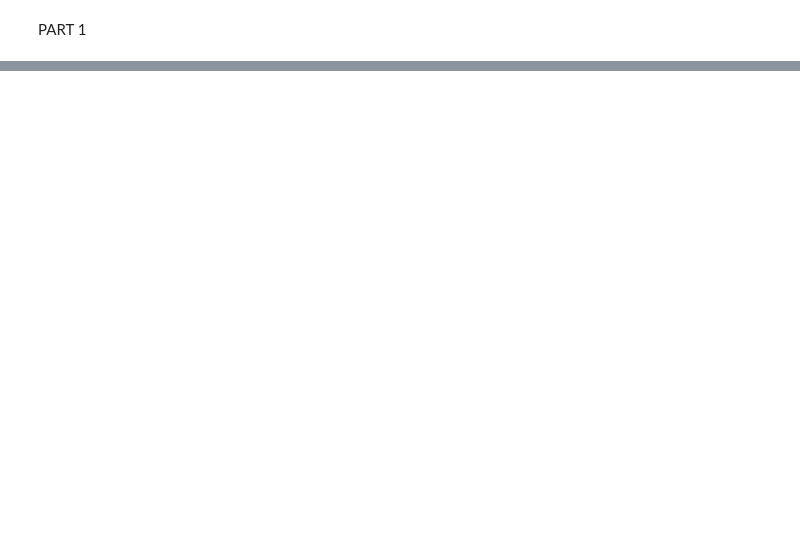
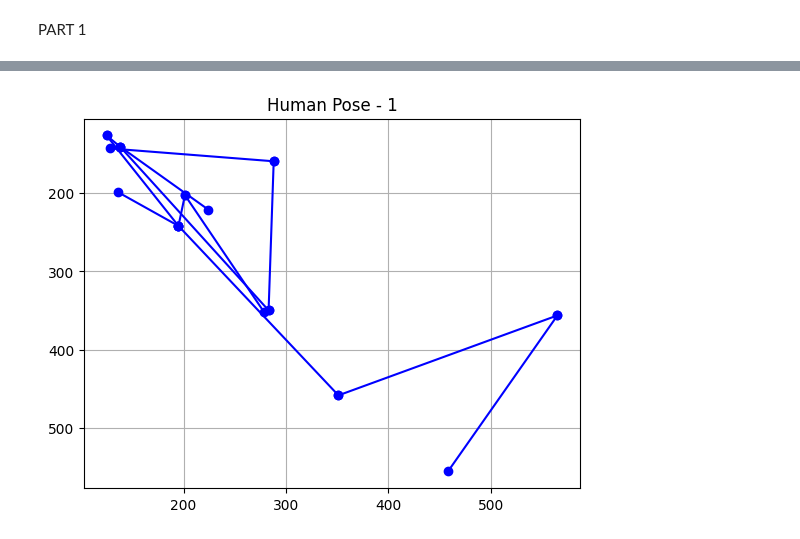
Before and after one commit to jordiestevee/ML4Net-2025, a Jupyter notebook: Sem2/seminar2.ipynb, the cells around one changed output, grey strips where cells are left out. Saved outputs shown, nothing was run; the diff lists cells and outputs as text; code cells hidden in the pictures; blank space fills up the shorter version.

```diff
--- a/Sem2/seminar2.ipynb
+++ b/Sem2/seminar2.ipynb
@@ -19,0 +7,24 @@ def plot_skeleton_from_csv(index, skeleton_file, label_file):
+# %%
+import matplotlib.pyplot as plt
+
+def plot_skeleton(skeleton_points, label, title="Human Pose"):
+    """
+    Plot the skeleton points and display the label.
+    skeleton_points: (N, 2) array of joint positions.
+    label: String label of the pose.
+    """
+    connections = [
+        (0, 1), (1, 2), (2, 3), (1, 4), (4, 5), (5, 6),  # Arms
+        (1, 7), (7, 8), (8, 9), (8, 10), (10, 11), (11, 12)  # Torso and Legs
+    ]
+
+    plt.figure()
+    for (i, j) in connections:
+        x = [skeleton_points[i, 0], skeleton_points[j, 0]]
+        y = [skeleton_points[i, 1], skeleton_points[j, 1]]
+        plt.plot(x, y, 'bo-')
+
+    plt.title(f"{title} - {label}")
+    plt.gca().invert_yaxis()  # Optional: for a more natural pose orientation
+    plt.grid(True)
+    plt.show()
@@ -35,0 +165,18 @@ def plot_avg_csi_amplitude(csv_file='Train_feaures.csv'):
+# %%
+import pandas as pd
+import numpy as np
+
+# Load skeleton points and labels
+skel_df = pd.read_csv('Train_skelletonpoints.csv', header=None)
+labels_df = pd.read_csv('Train_labels.csv', header=None)
+
+# Select one sample (e.g., index 0)
+sample_index = 0
+label = labels_df.iloc[sample_index, 0]
+skeleton_flat = skel_df.iloc[sample_index].values
+skeleton_points = skeleton_flat.reshape(-1, 2)  # Assuming 2D points
+
+# Plot it
+plot_skeleton(skeleton_points, label)
+# %% [output]
+[figure, added]
```
Also changed, not shown: parts of 12 cells of this notebook.
